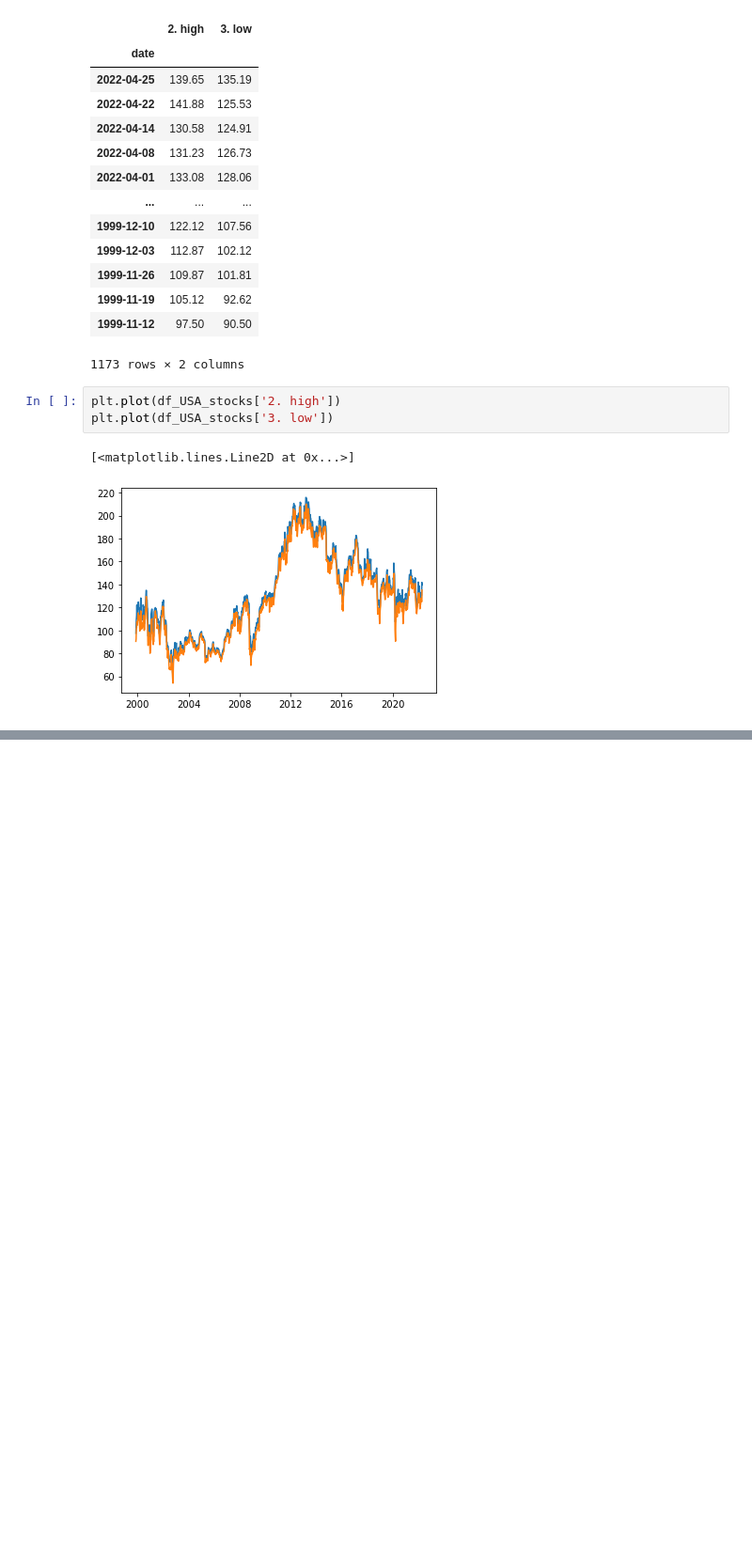
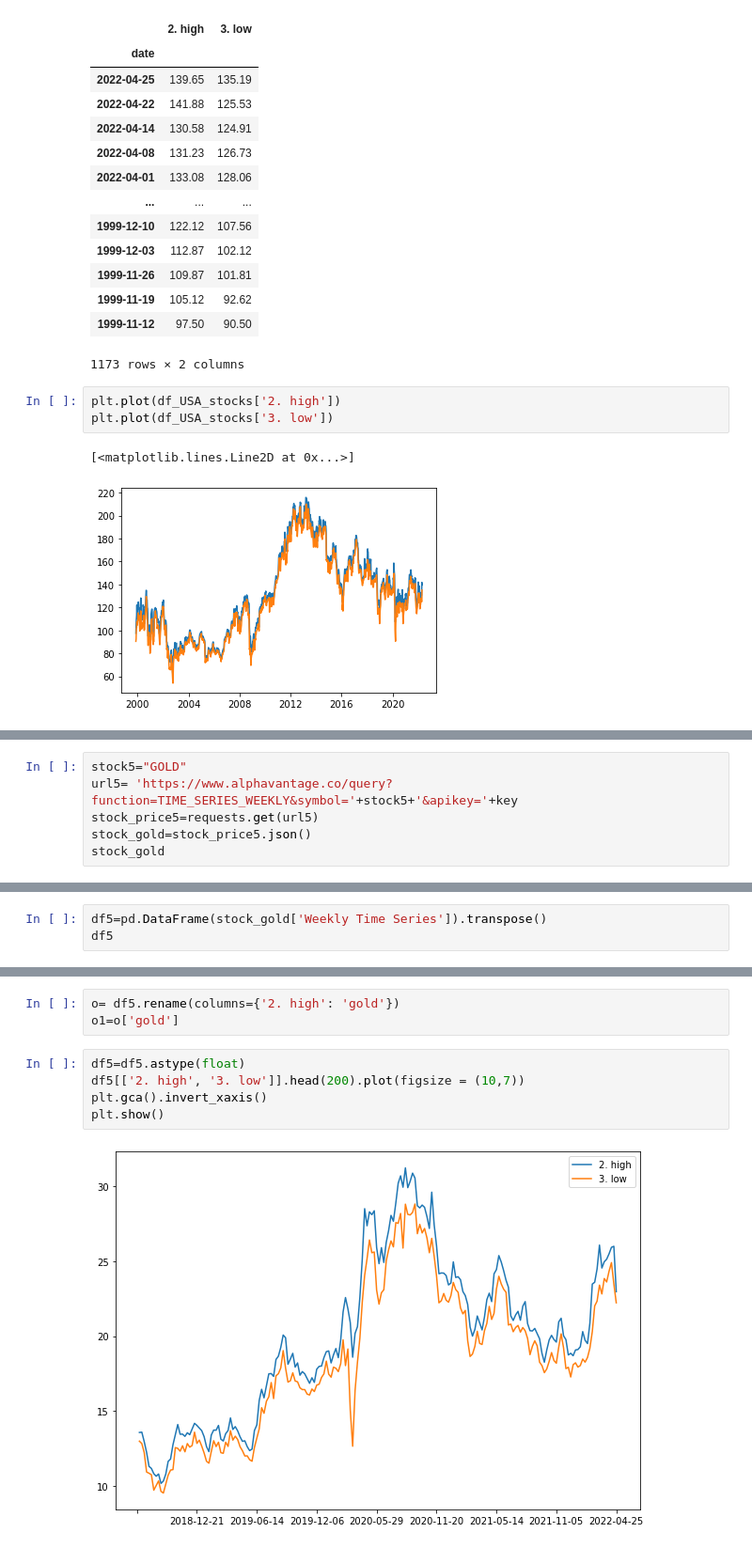
Before and after one commit to AIDA-Saskatchewan-polytechnic/Group-3-Final-Project, a Jupyter notebook: Project_Submit.ipynb, the cells around one changed output, grey strips where cells are left out. Shown at 94% size. Drawn from its saved outputs; the diff is of its cells as text; blank space fills up the shorter version.

```diff
--- a/Project_Submit.ipynb
+++ b/Project_Submit.ipynb
@@ -290,0 +305,6 @@ plt.plot(df_USA_stocks['3. low'])
+# %%
+stock5="GOLD"
+url5= 'https://www.alphavantage.co/query?function=TIME_SERIES_WEEKLY&symbol='+stock5+'&apikey='+key
+stock_price5=requests.get(url5)
+stock_gold=stock_price5.json()
+stock_gold
@@ -290,0 +329,3 @@ plt.plot(df_USA_stocks['3. low'])
+# %%
+df5=pd.DataFrame(stock_gold['Weekly Time Series']).transpose()
+df5
@@ -290,0 +346,10 @@ plt.plot(df_USA_stocks['3. low'])
+# %%
+o= df5.rename(columns={'2. high': 'gold'})
+o1=o['gold']
+# %%
+df5=df5.astype(float)
+df5[['2. high', '3. low']].head(200).plot(figsize = (10,7))
+plt.gca().invert_xaxis()
+plt.show()
+# %% [output]
+[figure, added]
```
Also changed, not shown: parts of 34 cells of this notebook.
